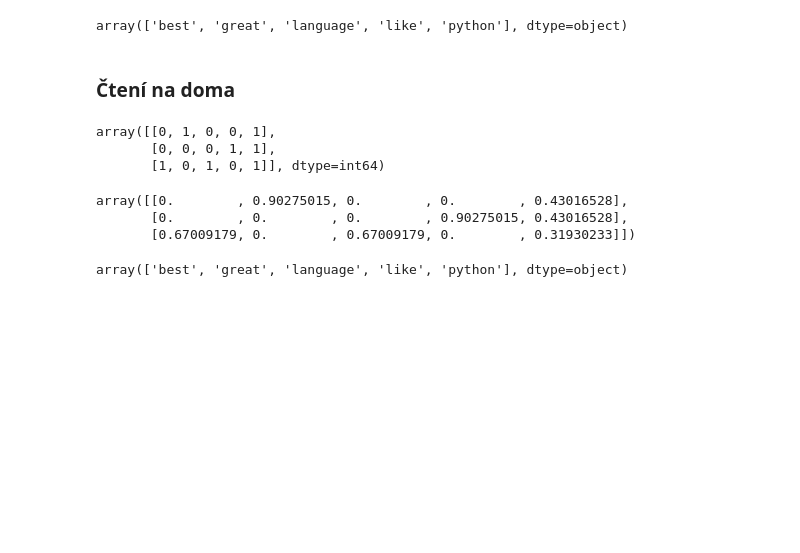
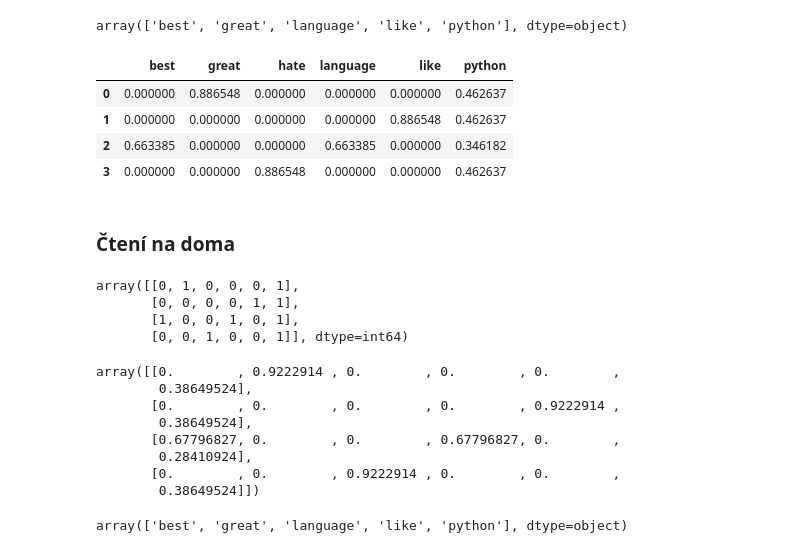
Before and after one commit to pesikj/PythonProDataScience, a Jupyter notebook: 12/lekce.ipynb, the cells around one changed output. Cells and saved outputs as stored; diff of their text form; code cells hidden in the pictures; blank space fills up the shorter version.

```diff
--- a/12/lekce.ipynb
+++ b/12/lekce.ipynb
@@ -156,36 +209,45 @@ array([[0.        , 0.861037  , 0.        , 0.        , 0.50854232],
 vec.get_feature_names_out()
 # %% [output]
 array(['best', 'great', 'language', 'like', 'python'], dtype=object)
+# %%
+df = pandas.DataFrame(X, columns=vec.get_feature_names_out())
+df
+# %% [output]
+|  | best | great | hate | language | like | python |
+| 0 | 0.000000 | 0.886548 | 0.000000 | 0.000000 | 0.000000 | 0.462637 |
+| 1 | 0.000000 | 0.000000 | 0.000000 | 0.000000 | 0.886548 | 0.462637 |
+| 2 | 0.663385 | 0.000000 | 0.000000 | 0.663385 | 0.000000 | 0.346182 |
+| 3 | 0.000000 | 0.000000 | 0.886548 | 0.000000 | 0.000000 | 0.462637 |
 # %% [markdown]
 ### Čtení na doma
 # %%
-X = [
-    "Python is great",
-    "I like Python",
-    "Python is the best language"
-    ]
+X = ["Python is great", "I like Python", "Python is the best language", "I hate Python"]
 
 vec = CountVectorizer(stop_words="english")
 X = vec.fit_transform(X)
-X.toarray()
+X = X.toarray()
+X
 # %% [output]
-array([[0, 1, 0, 0, 1],
-       [0, 0, 0, 1, 1],
-       [1, 0, 1, 0, 1]], dtype=int64)
+array([[0, 1, 0, 0, 0, 1],
+       [0, 0, 0, 0, 1, 1],
+       [1, 0, 0, 1, 0, 1],
+       [0, 0, 1, 0, 0, 1]], dtype=int64)
 # %%
-X = [
-    "Python is great",
-    "I like Python",
-    "Python is the best language"
-    ]
+X = ["Python is great", "I like Python", "Python is the best language", "I hate Python"]
 
 vec = TfidfVectorizer(stop_words="english", smooth_idf=False)
 X = vec.fit_transform(X)
-X.toarray()
+X = X.toarray()
+X
 # %% [output]
-array([[0.        , 0.90275015, 0.        , 0.        , 0.43016528],
-       [0.        , 0.        , 0.        , 0.90275015, 0.43016528],
-       [0.67009179, 0.        , 0.67009179, 0.        , 0.31930233]])
+array([[0.        , 0.9222914 , 0.        , 0.        , 0.        ,
+        0.38649524],
+       [0.        , 0.        , 0.        , 0.        , 0.9222914 ,
+        0.38649524],
+       [0.67796827, 0.        , 0.        , 0.67796827, 0.        ,
+        0.28410924],
+       [0.        , 0.        , 0.9222914 , 0.        , 0.        ,
+        0.38649524]])
 # %%
 vec.get_feature_names_out()
 # %% [output]
```
Also changed, not shown: parts of 37 cells of this notebook, 1 other file.
